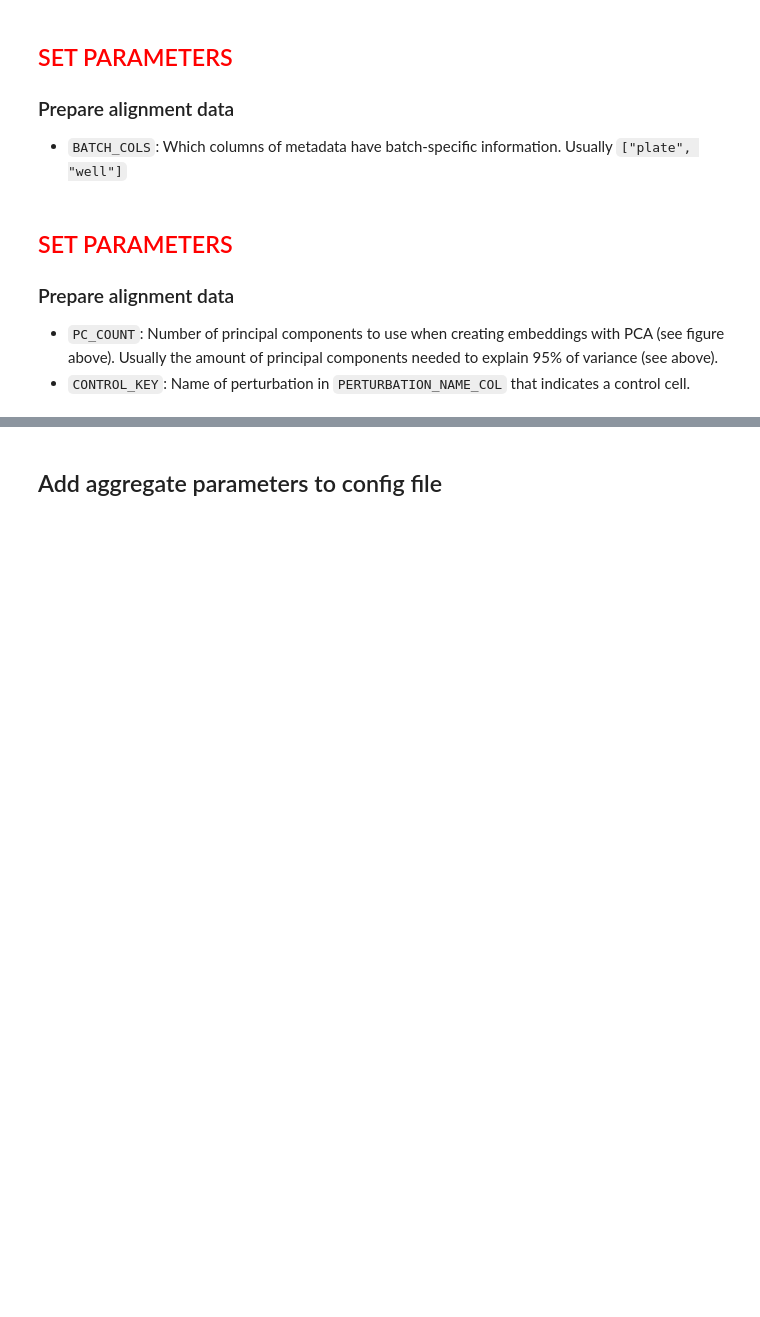
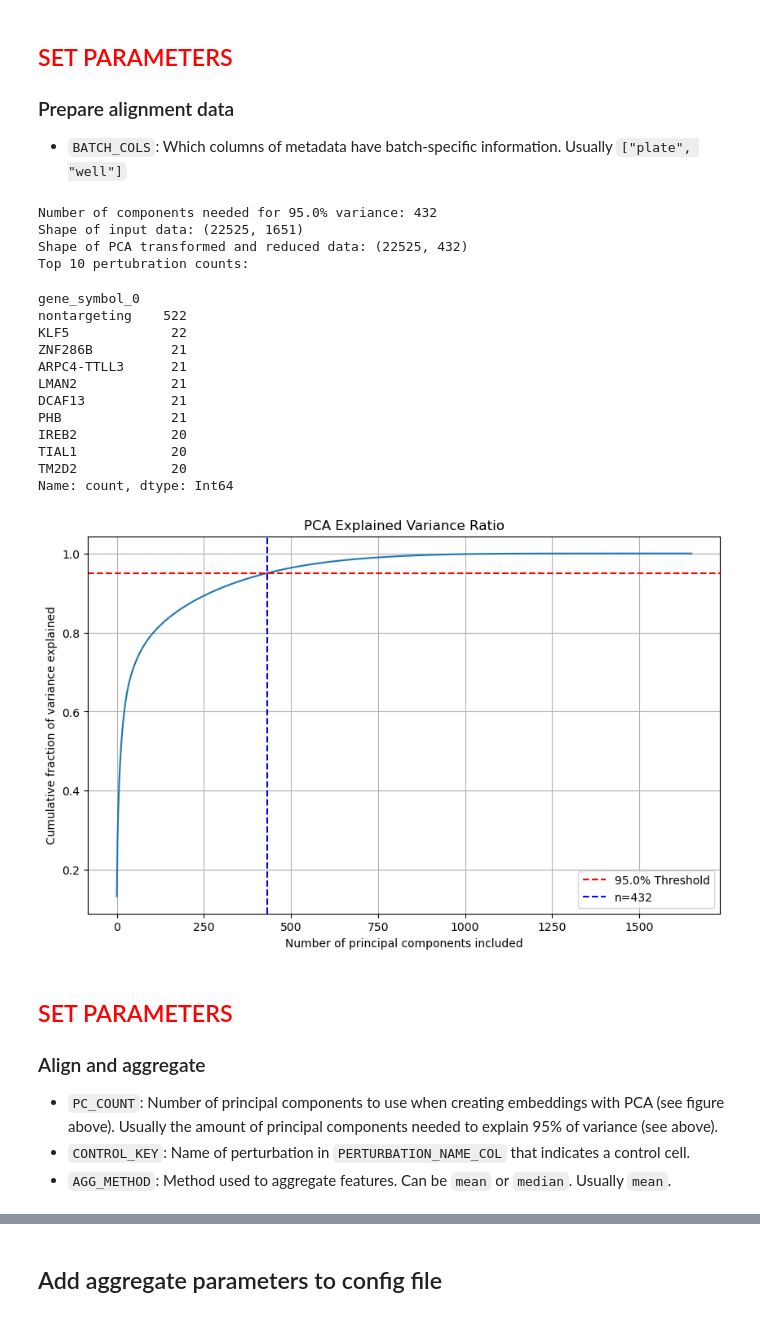
Before and after one commit to cheeseman-lab/brieflow-analysis, a Jupyter notebook: analysis/7.configure_aggregate_params.ipynb, the cells around one changed output, grey strips where cells are left out. Drawn from its saved outputs; the diff is of its cells as text; code cells hidden in the pictures; blank space fills up the shorter version.

Commit message:
update aggregate code

```diff
--- a/analysis/7.configure_aggregate_params.ipynb
+++ b/analysis/7.configure_aggregate_params.ipynb
@@ -264,7 +292,7 @@ missing_values_filtered = missing_values_filter(
 # Load channel names
 channel_names = config["phenotype"]["channel_names"]
 intensity_filtered = intensity_filter(
-    perturbation_filtered, FEATURE_START_IDX, channel_names
+    missing_values_filtered, FEATURE_START_IDX, channel_names
 )
 
 intensity_filtered
@@ -277,19 +321,38 @@ intensity_filtered
 # %%
 BATCH_COLS = ["plate", "well"]
 # %%
-features, metadata = prepare_alignment_data(missing_values_filtered, BATCH_COLS, FEATURE_START_IDX)
+features, metadata = prepare_alignment_data(intensity_filtered, BATCH_COLS, FEATURE_START_IDX)
 
 pca_df_threshold, n_components, pca, fig = pca_variance_plot(features, variance_threshold=0.95)
 
 print("Top 10 pertubration counts:")
 metadata[PERTURBATION_NAME_COL].value_counts()[:10]
+# %% [output]
+Number of components needed for 95.0% variance: 432
+Shape of input data: (22525, 1651)
+Shape of PCA transformed and reduced data: (22525, 432)
+Top 10 pertubration counts:
+gene_symbol_0
+nontargeting    522
+KLF5             22
+ZNF286B          21
+ARPC4-TTLL3      21
+LMAN2            21
+DCAF13           21
+PHB              21
+IREB2            20
+TIAL1            20
+TM2D2            20
+Name: count, dtype: Int64
+[figure, added]
 # %% [markdown]
 ## <font color='red'>SET PARAMETERS</font>
 
-### Prepare alignment data
+### Align and aggregate
 
 - `PC_COUNT`: Number of principal components to use when creating embeddings with PCA (see figure above). Usually the amount of principal components needed to explain 95% of variance (see above).
 - `CONTROL_KEY`: Name of perturbation in `PERTURBATION_NAME_COL` that indicates a control cell.
+- `AGG_METHOD`: Method used to aggregate features. Can be `mean` or `median`. Usually `mean`.
 # %%
 PC_COUNT = 428
 CONTROL_KEY = "nontargeting"
```
Also changed, not shown: parts of 12 cells of this notebook.
